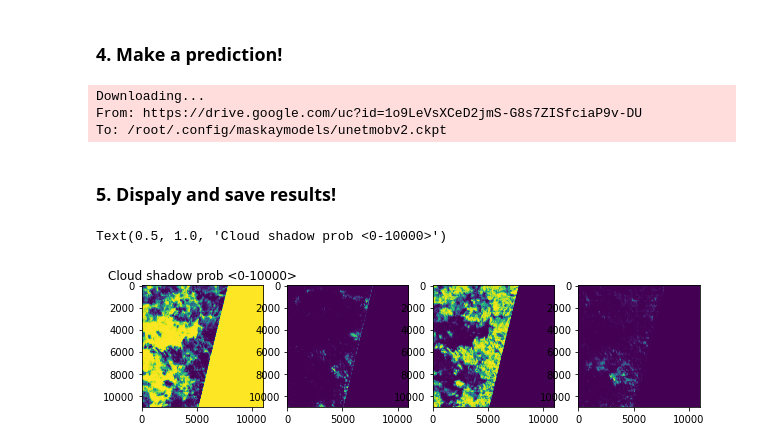
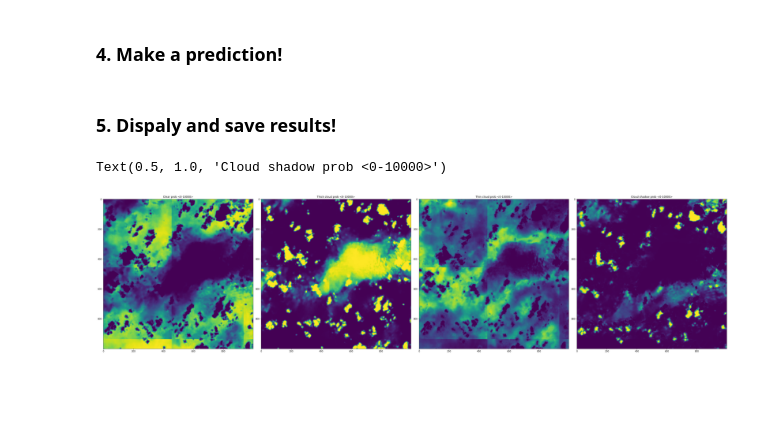
Before and after one commit to cloudsen12/examples, a Jupyter notebook: example02.ipynb, the cells around one changed output. Saved outputs shown, nothing was run; the diff lists cells and outputs as text; code cells hidden in the pictures; blank space fills up the shorter version.

```diff
--- a/example02.ipynb
+++ b/example02.ipynb
@@ -52,6 +34,6 @@ import cloudsen12
 ### **2. Download a Sentinel-2 scene**
 # %%
 # Donwload S2 an create a TenSorSat object
-productid = "S2A_MSIL1C_20190212T142031_N0207_R010_T19FDF_20190212T191443"
+productid = "S2B_MSIL1C_20190523T150729_N0207_R082_T18MZA_20190523T183104"
 s2idpath = cloudsen12.download(productid, "/content/", quiet=False)
 # %% [output]
@@ -92,25 +74,22 @@ predictor = cloudsen12.Predictor(
     quiet=False,
 )
 result = predictor.predict(model, tensor)
-# %% [output]
-Downloading...
-From: https://drive.google.com/uc?id=1o9LeVsXCeD2jmS-G8s7ZISfciaP9v-DU
-To: /root/.config/maskaymodels/unetmobv2.ckpt
 # %% [markdown]
 ### **5. Dispaly and save results!**
 # %%
 import matplotlib.pyplot as plt
 
-fig, ax = plt.subplots(1, 4, figsize=(10, 40))
+sl = slice(1000,2000)
+fig, ax = plt.subplots(1, 4, figsize=(40, 10), tight_layout=True)
 
-ax[0].imshow(result[0])
+ax[0].imshow(result[0, sl, sl])
 ax[0].set_title("Clear prob <0-10000>")
-ax[1].imshow(result[1])
-ax[0].set_title("Thick cloud prob <0-10000>")
-ax[2].imshow(result[2])
-ax[0].set_title("Thin cloud prob <0-10000>")
-ax[3].imshow(result[3])
-ax[0].set_title("Cloud shadow prob <0-10000>")
+ax[1].imshow(result[1, sl, sl])
+ax[1].set_title("Thick cloud prob <0-10000>")
+ax[2].imshow(result[2, sl, sl])
+ax[2].set_title("Thin cloud prob <0-10000>")
+ax[3].imshow(result[3, sl, sl])
+ax[3 ].set_title("Cloud shadow prob <0-10000>")
 # %% [output]
 Text(0.5, 1.0, 'Cloud shadow prob <0-10000>')
-[figure, old version]
+[figure, new version]
```
Also changed, not shown: parts of 4 cells of this notebook.
